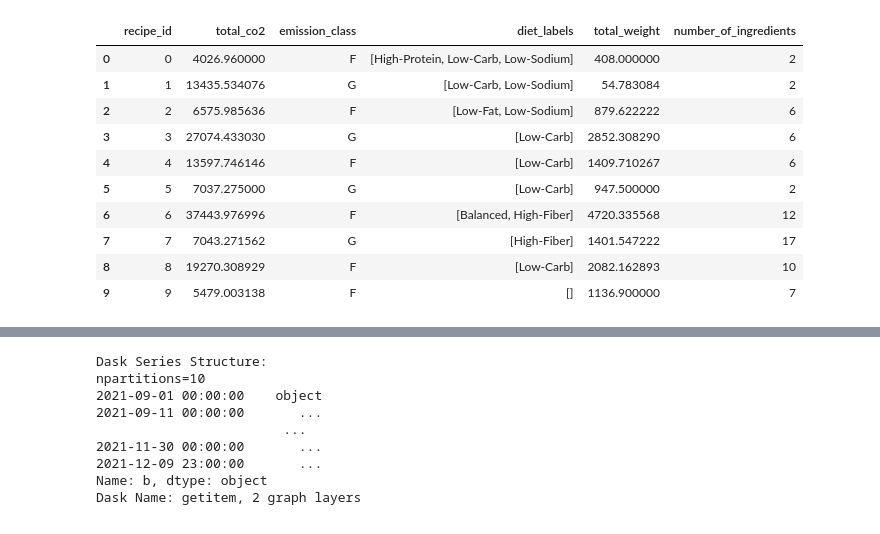
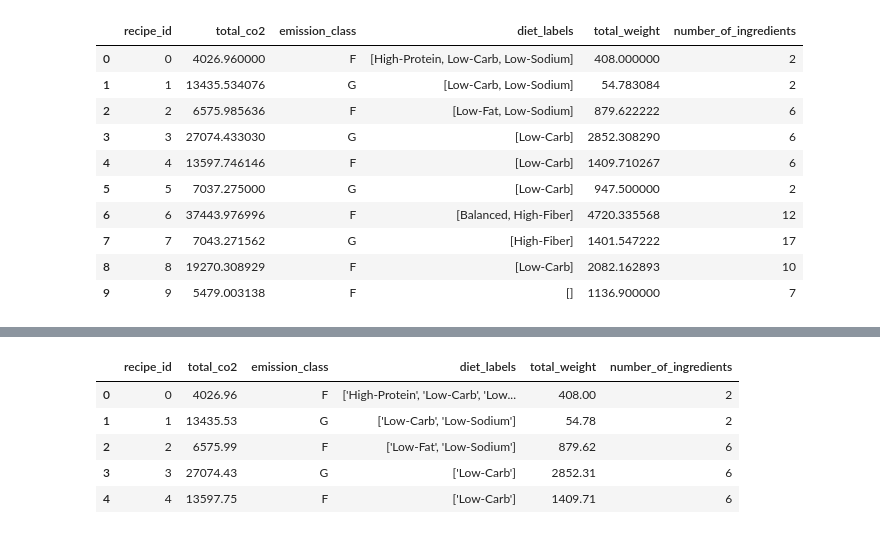
Before and after one commit to maiayang/project-3, a Jupyter notebook: NewLibrary.ipynb, the cells around one changed output, grey strips where cells are left out. Saved outputs shown, nothing was run; the diff lists cells and outputs as text; code cells hidden in the pictures.

```diff
--- a/NewLibrary.ipynb
+++ b/NewLibrary.ipynb
@@ -168,12 +152,0 @@ Dask Name: from_pandas, 1 graph layer
-# %%
-ddf.b
-# %% [output]
-Dask Series Structure:
-npartitions=10
-2021-09-01 00:00:00    object
-2021-09-11 00:00:00       ...
-                        ...
-2021-11-30 00:00:00       ...
-2021-12-09 23:00:00       ...
-Name: b, dtype: object
-Dask Name: getitem, 2 graph layers
@@ -181,0 +156,9 @@ conn.close()
+# %%
+co2_df.head()
+# %% [output]
+|  | recipe_id | total_co2 | emission_class | diet_labels | total_weight | number_of_ingredients |
+| 0 | 0 | 4026.96 | F | ['High-Protein', 'Low-Carb', 'Low... | 408.00 | 2 |
+| 1 | 1 | 13435.53 | G | ['Low-Carb', 'Low-Sodium'] | 54.78 | 2 |
+| 2 | 2 | 6575.99 | F | ['Low-Fat', 'Low-Sodium'] | 879.62 | 6 |
+| 3 | 3 | 27074.43 | G | ['Low-Carb'] | 2852.31 | 6 |
+| 4 | 4 | 13597.75 | F | ['Low-Carb'] | 1409.71 | 6 |
```
Also changed, not shown: parts of 5 cells of this notebook.
